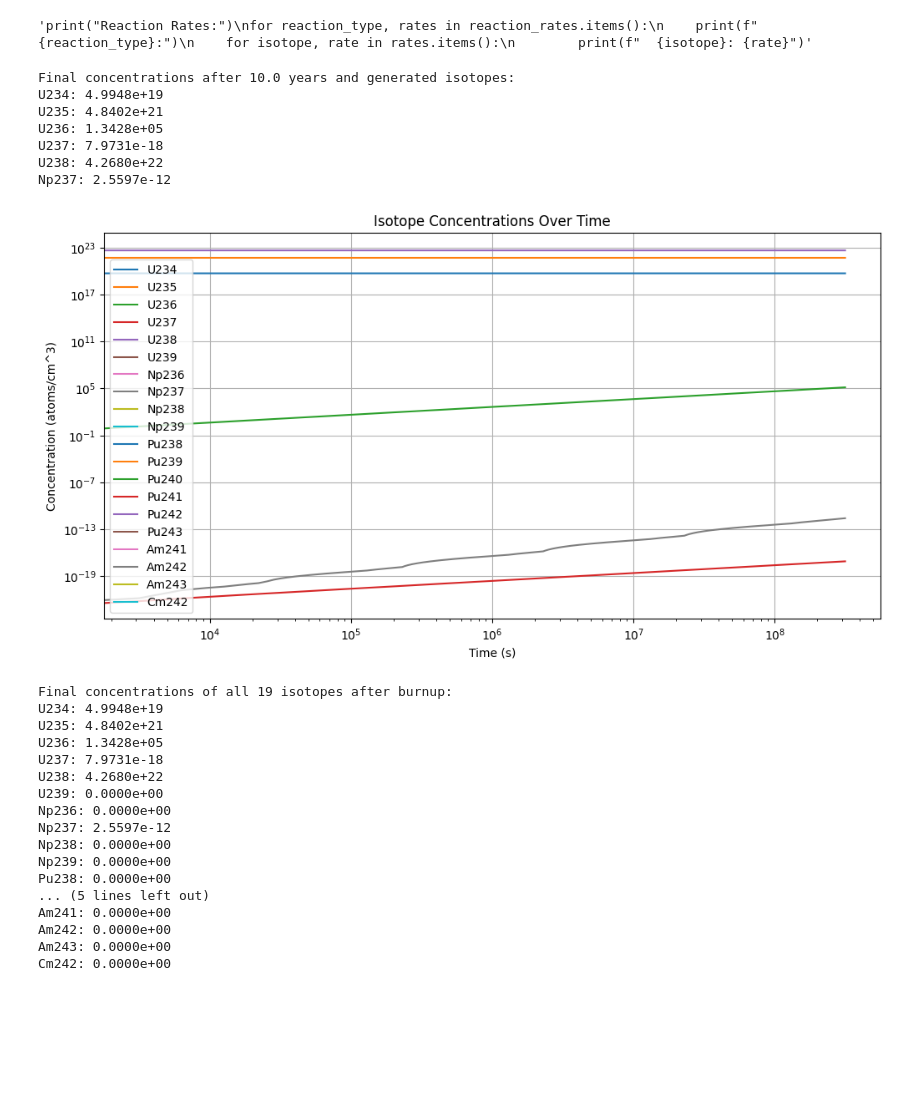
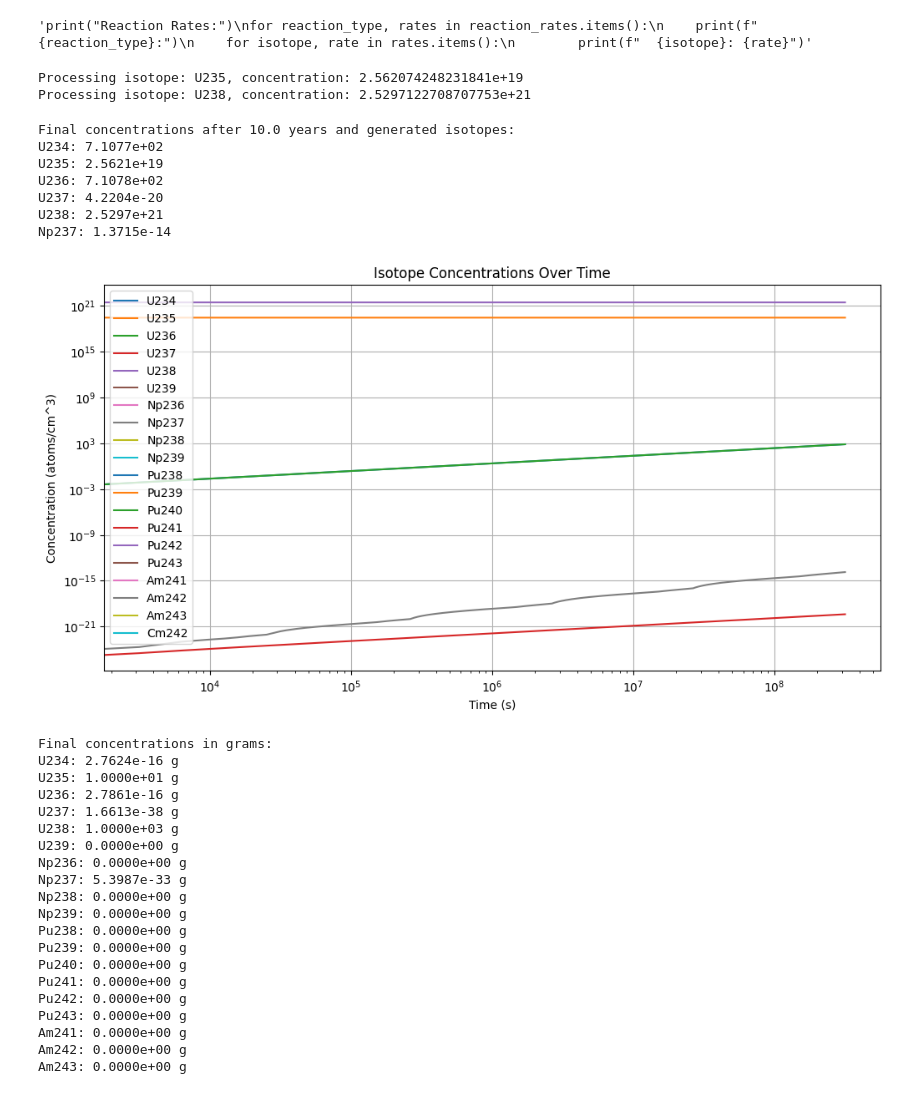
Before and after one commit to AbhinandSatish/Nuclear_Ractor_BurnUp, a Jupyter notebook: U-238_Burnup Model.ipynb, the cells around one changed output. Cells and saved outputs as stored; diff of their text form; code cells hidden in the pictures; blank space fills up the shorter version.

```diff
--- a/U-238_Burnup Model.ipynb
+++ b/U-238_Burnup Model.ipynb
@@ -98,9 +162,5 @@ Text(0, 0.5, 'Flux')
 # %%
-#Load Flux (175 - Group vector)
-flux_sum = np.sum(flux)
 
-#Load Materials file
-materials_df = pd.read_csv('Materials.txt', delim_whitespace=True, header=None, names=['Isotope', 'Concentration'])
 
 ####Below is a test code to compute reaction rates based on the flux and isotopes data
 #Compute group wise reaction rates
@@ -145,7 +205,7 @@ def compute_groupwise_reaction_rates(isotopes, isotope_concentrations, flux, flu
 # Example usage:
 # Build a concentration dictionary for all isotopes (including produced ones)
 # For initial materials:
-initial_concentrations = {row['Isotope']: row['Concentration'] for _, row in materials_df.iterrows()}
+initial_concentrations = {isotope: materials[isotope] for isotope in materials if isotope in isotopes}
 reaction_rates = compute_groupwise_reaction_rates(isotopes, initial_concentrations, flux, flux_sum)
 
 #test the reaction rates
@@ -175,12 +235,16 @@ index_map = {iso: i for i, iso in enumerate(isotope_list)}
 #intial conditions from amterial file
 N0 = np.zeros(len(isotope_list))
 for index, row in materials_df.iterrows():
-    iso = row['Isotope']
-    amount = row['Concentration']
+    iso = row['Isotopes']
+    amount = materials[iso]  # Use concentration in atoms/cm^3 from the materials dictionary
+    print(f"Processing isotope: {iso}, concentration: {amount}")
     if iso in index_map:
         N0[index_map[iso]] = amount
     else:
         print(f"Warning: Isotope '{iso}' not found in the isotope model.")
+# %% [output]
+Processing isotope: U235, concentration: 2.562074248231841e+19
+Processing isotope: U238, concentration: 2.5297122708707753e+21
 # %%
 
 # Define the ODE system
@@ -235,57 +299,67 @@ T_end = years * 365.25 * 24 * 3600  # convert
 t_eval = np.linspace(0, T_end, 100000)
 
 #call the ODE solver
 sol = solve_ivp(odes, [0, T_end], N0, t_eval=t_eval, method='BDF')
 # Ensure all concentrations are non-negative
 sol.y = np.abs(sol.y)
 # Output the final concentrations
 print(f"Final concentrations after {years} years and generated isotopes:")
 for i, iso in enumerate(isotope_list):
     val = sol.y[i][-1]
     if val != 0.0:
         print(f"{iso}: {val:.4e}")
 #plot
 plt.figure(figsize=(12, 6))
 for i, iso in enumerate(isotope_list):
     plt.plot(sol.t, sol.y[i], label=iso)
 plt.xlabel('Time (s)')
 plt.ylabel('Concentration (atoms/cm^3)')
 plt.title('Isotope Concentrations Over Time')
 plt.xscale('log')
 plt.yscale('log')
 plt.legend()
 plt.grid()
 plt.show()
 
 
 
-print("\nFinal concentrations of all 19 isotopes after burnup:")
+#Print Final concnetrations in grams
+final_concentrations = {}
 for i, iso in enumerate(isotope_list):
-    val = sol.y[i][-1]
-    print(f"{iso}: {val:.4e}")
+    try:
+        final_concentrations[iso] = sol.y[i][-1] * molar_masses[iso] / 6.022e23 * 1e3
+    except KeyError:
+        # Ignore isotopes not present in molar_masses
+        continue
+print("\nFinal concentrations in grams:")
+for iso, conc in final_concentrations.items():
+    print(f"{iso}: {conc:.4e} g")
 # %% [output]
 Final concentrations after 10.0 years and generated isotopes:
-U234: 4.9948e+19
-U235: 4.8402e+21
-U236: 1.3428e+05
-U237: 7.9731e-18
-U238: 4.2680e+22
-Np237: 2.5597e-12
+U234: 7.1077e+02
+U235: 2.5621e+19
+U236: 7.1078e+02
+U237: 4.2204e-20
+U238: 2.5297e+21
+Np237: 1.3715e-14
-[figure, old version]
+[figure, new version]
-Final concentrations of all 19 isotopes after burnup:
-U234: 4.9948e+19
-U235: 4.8402e+21
-U236: 1.3428e+05
-U237: 7.9731e-18
-U238: 4.2680e+22
-U239: 0.0000e+00
-Np236: 0.0000e+00
-Np237: 2.5597e-12
-Np238: 0.0000e+00
-Np239: 0.0000e+00
-Pu238: 0.0000e+00
-... (5 lines left out)
-Am241: 0.0000e+00
-Am242: 0.0000e+00
-Am243: 0.0000e+00
-Cm242: 0.0000e+00
+Final concentrations in grams:
+U234: 2.7624e-16 g
+U235: 1.0000e+01 g
+U236: 2.7861e-16 g
+U237: 1.6613e-38 g
+U238: 1.0000e+03 g
+U239: 0.0000e+00 g
+Np236: 0.0000e+00 g
+Np237: 5.3987e-33 g
+Np238: 0.0000e+00 g
+Np239: 0.0000e+00 g
+Pu238: 0.0000e+00 g
+Pu239: 0.0000e+00 g
+Pu240: 0.0000e+00 g
+Pu241: 0.0000e+00 g
+Pu242: 0.0000e+00 g
+Pu243: 0.0000e+00 g
+Am241: 0.0000e+00 g
+Am242: 0.0000e+00 g
+Am243: 0.0000e+00 g
```
Also changed, not shown: parts of 1 cell of this notebook, 1 other file.
